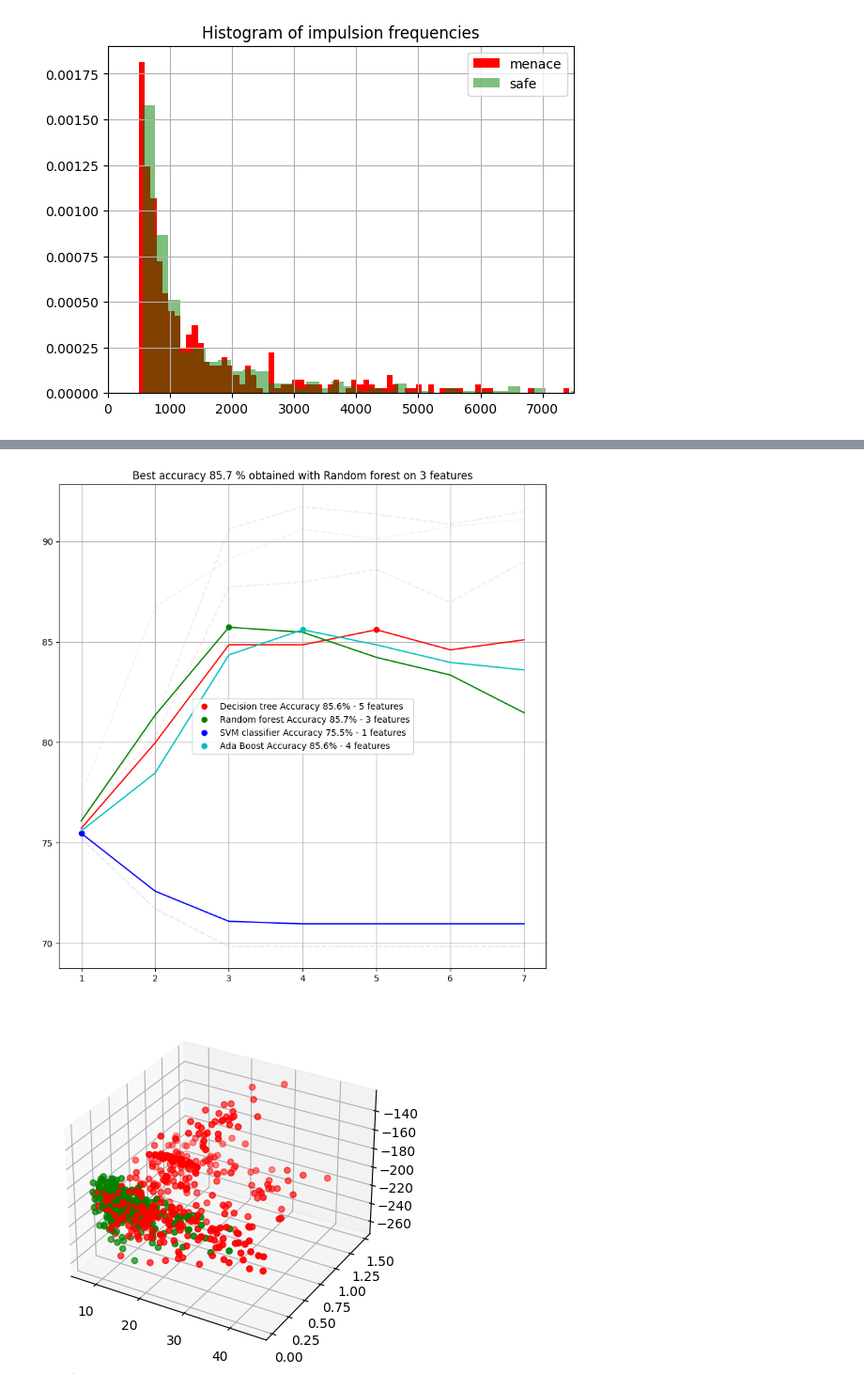
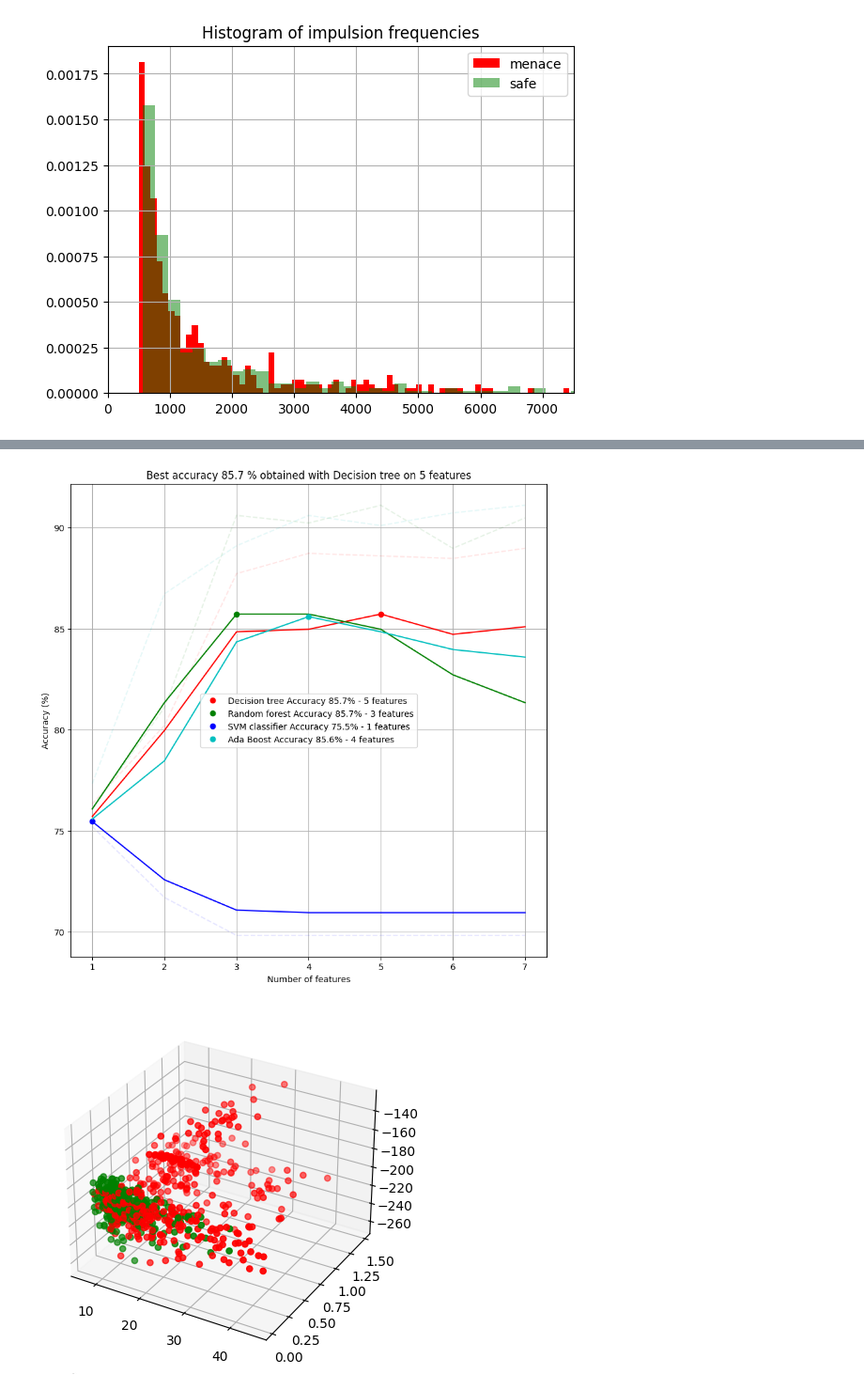
Before and after one commit to balthazarneveu/MVA23_SIGNAL, a Jupyter notebook: lab_02/rapport.ipynb, the cells around one changed output, grey strips where cells are left out. Shown at 94% size. Drawn from its saved outputs; the diff is of its cells as text; code cells hidden in the pictures.

```diff
--- a/lab_02/rapport.ipynb
+++ b/lab_02/rapport.ipynb
@@ -310,7 +310,7 @@ def get_good_features(df: pd.DataFrame, feature_dimension=None) -> Tuple[List, L
     peak_vals_mean = np.array([np.mean(el) for el in df["peaks_val"]])
     # ts_multiples = np.array([np.quantile(el, 0.9) for el in df["timestamps_interval_multiples"]])
     impulse_freq  = df.impulsion_freq
-    x = np.stack([freq_std, min_pow, peak_len, impulse_freq, peak_width, peak_vals_std, peak_vals_mean], axis=1)
+    x = np.stack([freq_std, min_pow, peak_len, 1./impulse_freq, peak_width, peak_vals_std, peak_vals_mean], axis=1)
     if feature_dimension is not None:
         x=x[:, :feature_dimension]
     y = [1. if el else 0. for el in df["menace"]]
@@ -341,33 +341,35 @@ if compare_plots:
 # %%
 COLOR_LIST = "rgbckyp"
 best_accuracies_overall = []
 best_feature_dimensions = []
 classifiers_list = [DECISION_TREE, RANDOM_FOREST, SVM, ADABOOST]
 plt.figure(figsize=(10, 10))
 for classifier_index, classifier_type in enumerate(classifiers_list):
     best_accuracies = []
     feature_dimensions = []
     color = COLOR_LIST[classifier_index%len(COLOR_LIST)]
     for feature_dimension in range(1, 8):
         accuracies, best_depth, _ = train_classifier(x_train, x_test, y_train, y_test, feature_dimension=feature_dimension, debug=False,  show=False, classifier=classifier_type)
         # print(f"#features={feature_dimension} Tree depth={best_depth} accuracy training {accuracies[0]*100:.1f}% | accuracy test {accuracies[1]*100:.1f}%")
         best_accuracies.append(accuracies)
         feature_dimensions.append(feature_dimension)
     plt.plot(feature_dimensions, 100.*np.array(best_accuracies)[:, 0], color+"--", alpha=0.1) #label=f"{classifier_type} accuracy train")
     plt.plot(feature_dimensions, 100.*np.array(best_accuracies)[:, 1], color+"-") #label=f"{classifier_type} accuracy validation")
     best_index = np.argmax(np.array(best_accuracies)[:, 1])
     best_accuracy = best_accuracies[best_index][1]
     best_feature_dimension = feature_dimensions[best_index]
     plt.plot(feature_dimensions[best_index], 100.*best_accuracy, color+"o", label=f"{classifier_type} Accuracy {100*best_accuracy:.1f}% - {best_feature_dimension} features")
     plt.legend()
     best_accuracies_overall.append(best_accuracy)
     best_feature_dimensions.append(best_feature_dimension)
 best_classifier_index = np.argmax(np.array(best_accuracies_overall))
 plt.title(f"Best accuracy {100*best_accuracies_overall[best_classifier_index]:.1f} % obtained with {classifiers_list[best_classifier_index]} on {best_feature_dimensions[best_classifier_index]} features")
+plt.xlabel("Number of features")
+plt.ylabel(r"Accuracy (%)")
 plt.grid()
 plt.show()
 # %% [output]
-[figure, old version]
+[figure, new version]
 # %%
 colors = ["r" if el else "g" for el in df["menace"]]
 fig = plt.figure()
```
Also changed, not shown: parts of 1 cell of this notebook.
